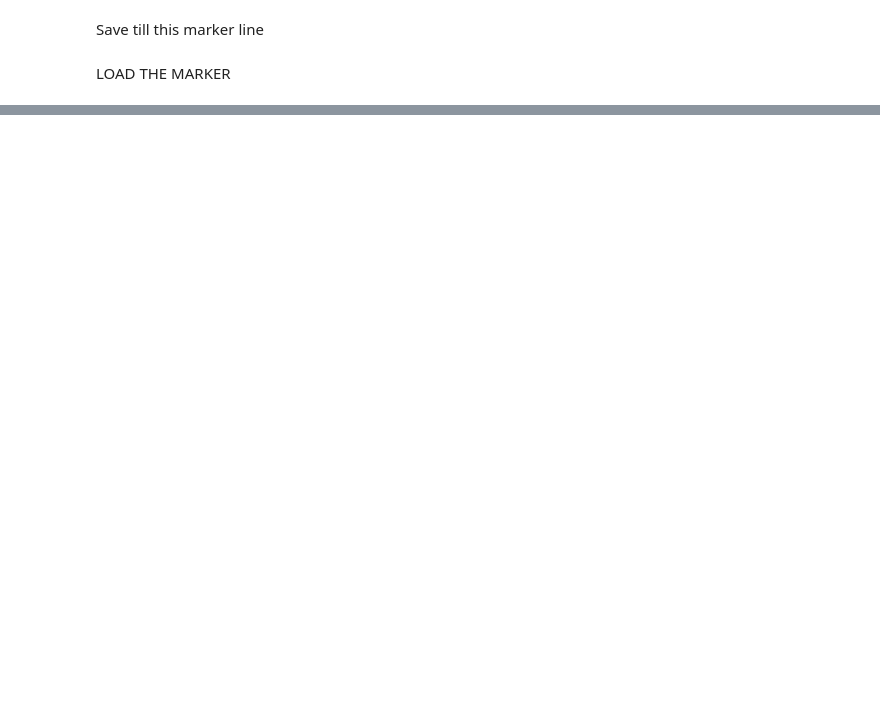
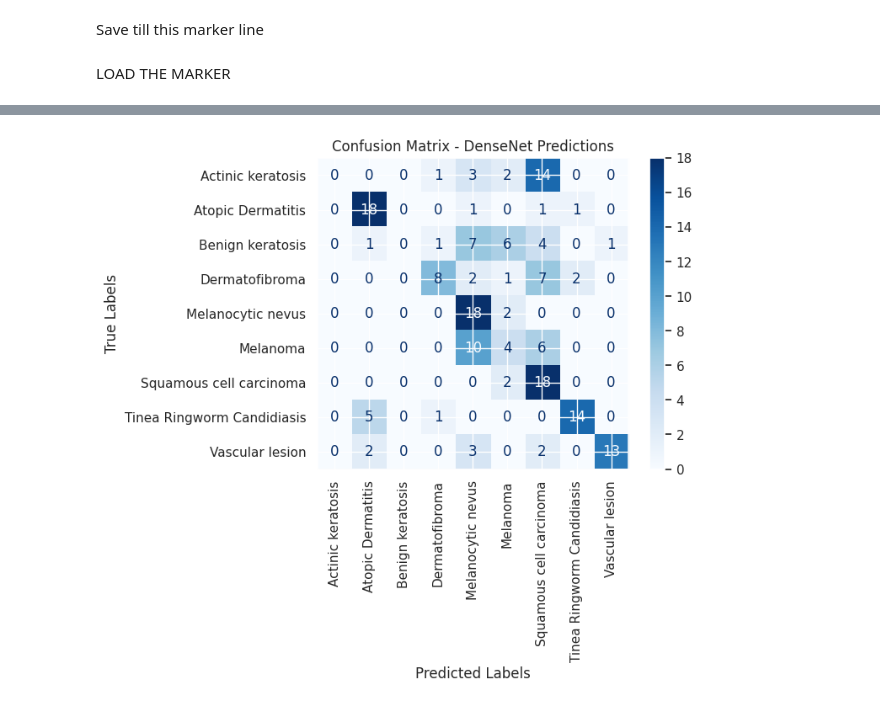
Before and after one commit to SandeshKhatiwada05/Skin-Disease-Detection-CNN--MobileNet-and-DenseNet, a Jupyter notebook: Flask Project/SkinDisease.ipynb, the cells around one changed output, grey strips where cells are left out. Saved outputs shown, nothing was run; the diff lists cells and outputs as text; code cells hidden in the pictures; blank space fills up the shorter version.

```diff
--- a/Flask Project/SkinDisease.ipynb
+++ b/Flask Project/SkinDisease.ipynb
@@ -215,0 +571,9 @@ plot_acc(history)
+# %%
+def make_preds(model, data):
+    preds_probs = model.predict(np.array(data))
+    preds = np.argmax(preds_probs, axis=1)
+    return preds
+# %%
+pred_labels_densenet = make_preds(model, testing_data)
+pred_labels_mobilenet = make_preds(model_mobile, testing_data)
+pred_labels_cnn = make_preds(model_cnn, testing_data)
@@ -215,0 +584,18 @@ plot_acc(history)
+# %%
+from sklearn.metrics import confusion_matrix, ConfusionMatrixDisplay
+import matplotlib.pyplot as plt
+
+def plot_confusion_matrix(true_labels, pred_labels, label_map, title):
+    cm = confusion_matrix(true_labels, pred_labels)
+    disp = ConfusionMatrixDisplay(confusion_matrix=cm, display_labels=list(label_map.keys()))
+    disp.plot(cmap=plt.cm.Blues, xticks_rotation='vertical')
+    plt.title(title)
+    plt.xlabel('Predicted Labels')
+    plt.ylabel('True Labels')
+    plt.show()
+# %%
+true_class_labels = np.argmax(testing_labels, axis=1)
+
+plot_confusion_matrix(true_class_labels, pred_labels_densenet, Str_to_Int, "Confusion Matrix - DenseNet Predictions")
+# %% [output]
+[figure, added]
```
Also changed, not shown: parts of 36 cells of this notebook, 1 other file.
